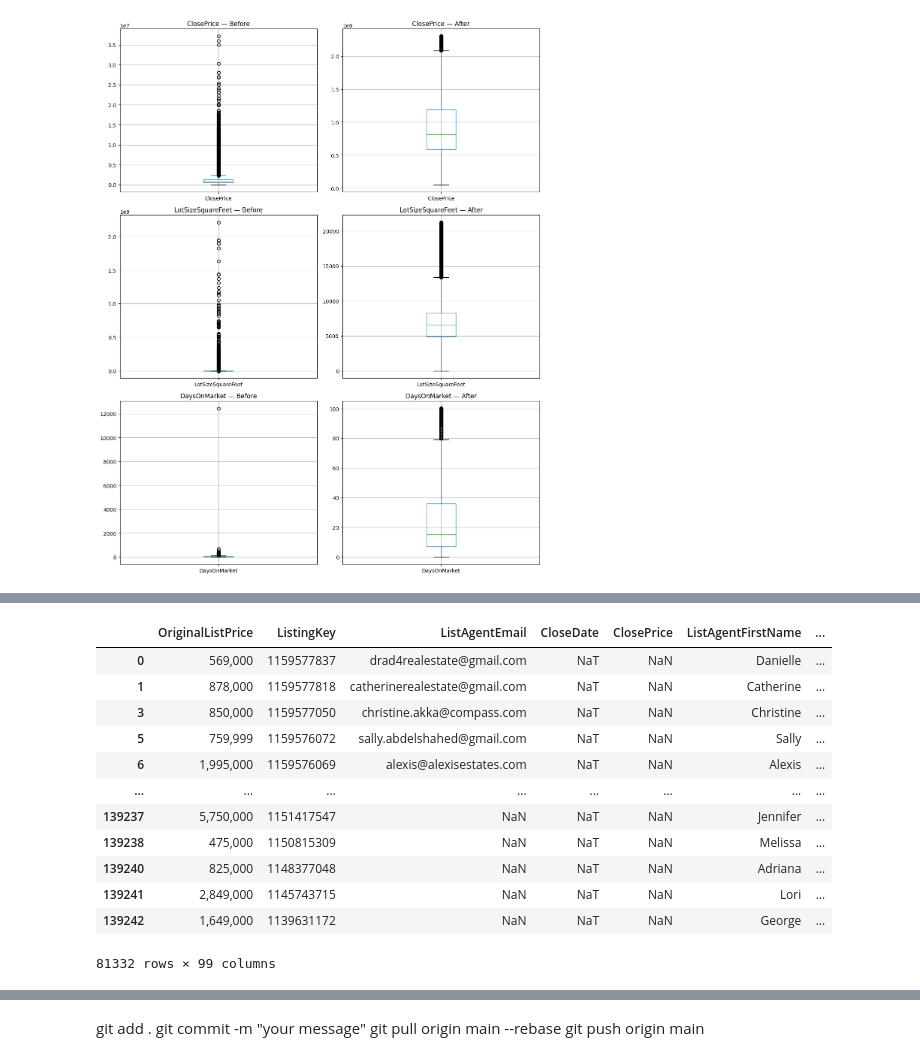
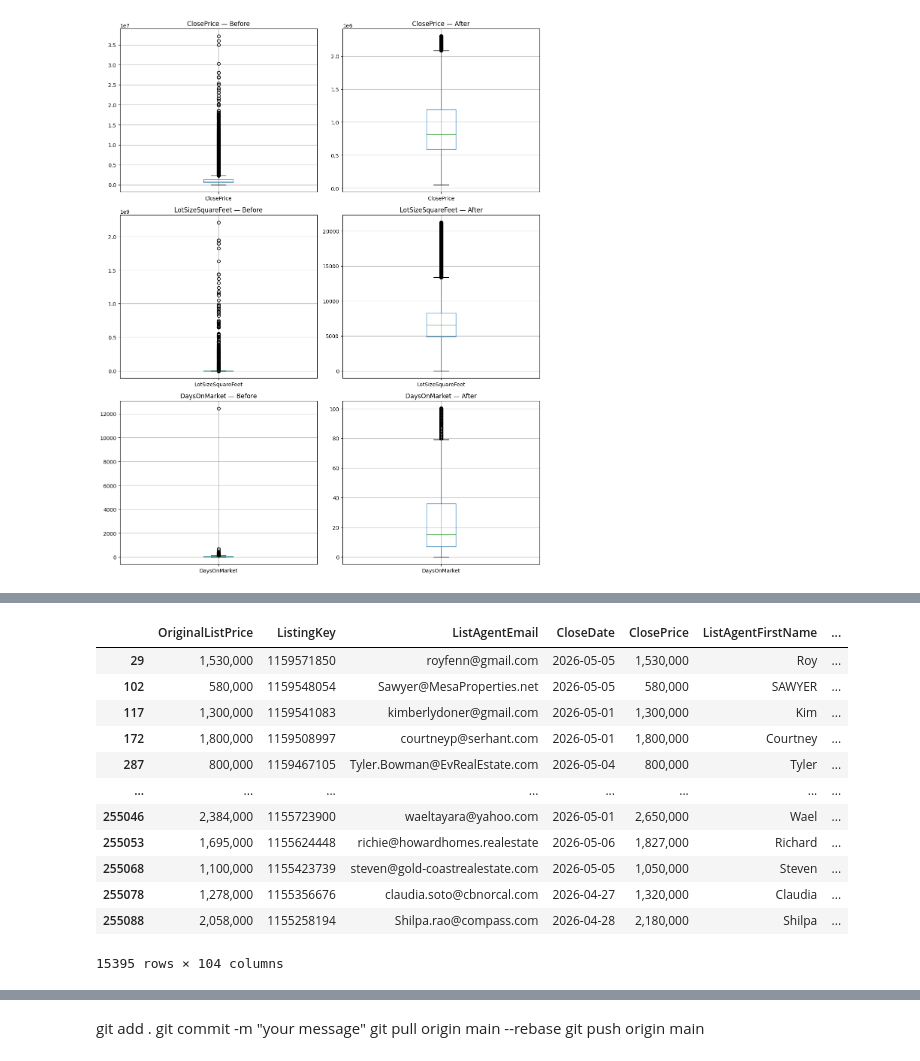
Before and after one commit to DeeptiKhetan/idx-data-analyst, a Jupyter notebook: analysis.ipynb, the cells around one changed output, grey strips where cells are left out. Saved outputs shown, nothing was run; the diff lists cells and outputs as text; code cells hidden in the pictures.

```diff
--- a/analysis.ipynb
+++ b/analysis.ipynb
@@ -1640,20 +1891,24 @@ Q3 = listing[['DaysOnMarket', 'LotSizeSquareFeet', 'ClosePrice']].quantile(0.75)
+# %%
+listing_2["days_on_market_flag"] = (
+    (listing_2["DaysOnMarket"] <= Q1["DaysOnMarket"]) |
+    (listing_2["DaysOnMarket"] >= Q3["DaysOnMarket"])
+)
+
+listing_2["SQR_feet_flag"] = (
+    (listing_2["LotSizeSquareFeet"] <= Q1["LotSizeSquareFeet"]) |
+    (listing_2["LotSizeSquareFeet"] >= Q3["LotSizeSquareFeet"])
+)
+
+listing_2["Close_price_flag"] = (
+    (listing_2["ClosePrice"] <= Q1["ClosePrice"]) |
+    (listing_2["ClosePrice"] >= Q3["ClosePrice"])
+)
 # %%
-listing_clean = listing.copy()
-IQR = Q3 - Q1
-lower = Q1 - 1.5 * IQR
-upper = Q3 + 1.5 * IQR
-
-listing_clean["flag_DaysOnMarket"] = (
-    (listing["DaysOnMarket"] < lower["DaysOnMarket"]) |
-    (listing["DaysOnMarket"] > upper["DaysOnMarket"])
-)
-
-listing_clean["flag_LotSizeSquareFeet"] = (
-    (listing["LotSizeSquareFeet"] < lower["LotSizeSquareFeet"]) |
-    (listing["LotSizeSquareFeet"] > upper["LotSizeSquareFeet"])
-)
-
-listing_clean["flag_ClosePrice"] = (
-    (listing["ClosePrice"] < lower["ClosePrice"]) |
-    (listing["ClosePrice"] > upper["ClosePrice"])
-)
+clean_listing = listing_2[
+    (listing_2['ClosePrice'] >= lower['ClosePrice']) &
+    (listing_2['ClosePrice'] <= upper['ClosePrice']) &
+    (listing_2['DaysOnMarket'] >= lower['DaysOnMarket']) &
+    (listing_2['DaysOnMarket'] <= upper['DaysOnMarket']) &
+    (listing_2['LotSizeSquareFeet'] >= lower['LotSizeSquareFeet']) &
+    (listing_2['LotSizeSquareFeet'] <= upper['LotSizeSquareFeet'])
+]
@@ -1660,17 +1931,17 @@ listing_clean["flag_ClosePrice"] = (
 # %%
-listing_clean
+clean_listing
 # %% [output]
 |  | OriginalListPrice | ListingKey | ListAgentEmail | CloseDate | ClosePrice | ListAgentFirstName | ... |
-| 0 | 569,000 | 1159577837 | drad4realestate@gmail.com | NaT | NaN | Danielle | ... |
-| 1 | 878,000 | 1159577818 | catherinerealestate@gmail.com | NaT | NaN | Catherine | ... |
-| 3 | 850,000 | 1159577050 | christine.akka@compass.com | NaT | NaN | Christine | ... |
-| 5 | 759,999 | 1159576072 | sally.abdelshahed@gmail.com | NaT | NaN | Sally | ... |
-| 6 | 1,995,000 | 1159576069 | alexis@alexisestates.com | NaT | NaN | Alexis | ... |
+| 29 | 1,530,000 | 1159571850 | royfenn@gmail.com | 2026-05-05 | 1,530,000 | Roy | ... |
+| 102 | 580,000 | 1159548054 | Sawyer@MesaProperties.net | 2026-05-05 | 580,000 | SAWYER | ... |
+| 117 | 1,300,000 | 1159541083 | kimberlydoner@gmail.com | 2026-05-01 | 1,300,000 | Kim | ... |
+| 172 | 1,800,000 | 1159508997 | courtneyp@serhant.com | 2026-05-01 | 1,800,000 | Courtney | ... |
+| 287 | 800,000 | 1159467105 | Tyler.Bowman@EvRealEstate.com | 2026-05-04 | 800,000 | Tyler | ... |
 | ... | ... | ... | ... | ... | ... | ... | ... |
-| 139237 | 5,750,000 | 1151417547 | NaN | NaT | NaN | Jennifer | ... |
-| 139238 | 475,000 | 1150815309 | NaN | NaT | NaN | Melissa | ... |
-| 139240 | 825,000 | 1148377048 | NaN | NaT | NaN | Adriana | ... |
-| 139241 | 2,849,000 | 1145743715 | NaN | NaT | NaN | Lori | ... |
-| 139242 | 1,649,000 | 1139631172 | NaN | NaT | NaN | George | ... |
+| 255046 | 2,384,000 | 1155723900 | waeltayara@yahoo.com | 2026-05-01 | 2,650,000 | Wael | ... |
+| 255053 | 1,695,000 | 1155624448 | richie@howardhomes.realestate | 2026-05-06 | 1,827,000 | Richard | ... |
+| 255068 | 1,100,000 | 1155423739 | steven@gold-coastrealestate.com | 2026-05-05 | 1,050,000 | Steven | ... |
+| 255078 | 1,278,000 | 1155356676 | claudia.soto@cbnorcal.com | 2026-04-27 | 1,320,000 | Claudia | ... |
+| 255088 | 2,058,000 | 1155258194 | Shilpa.rao@compass.com | 2026-04-28 | 2,180,000 | Shilpa | ... |
-81332 rows × 99 columns
+15395 rows × 104 columns
 # %%
```
Also changed, not shown: parts of 98 cells of this notebook.
